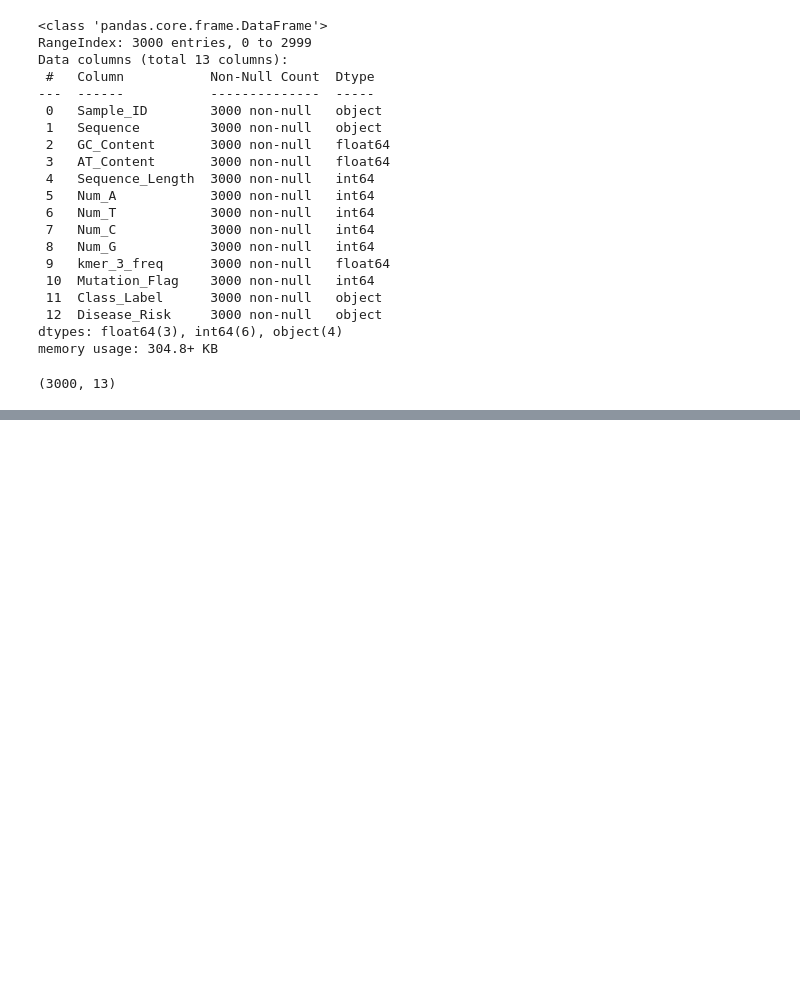
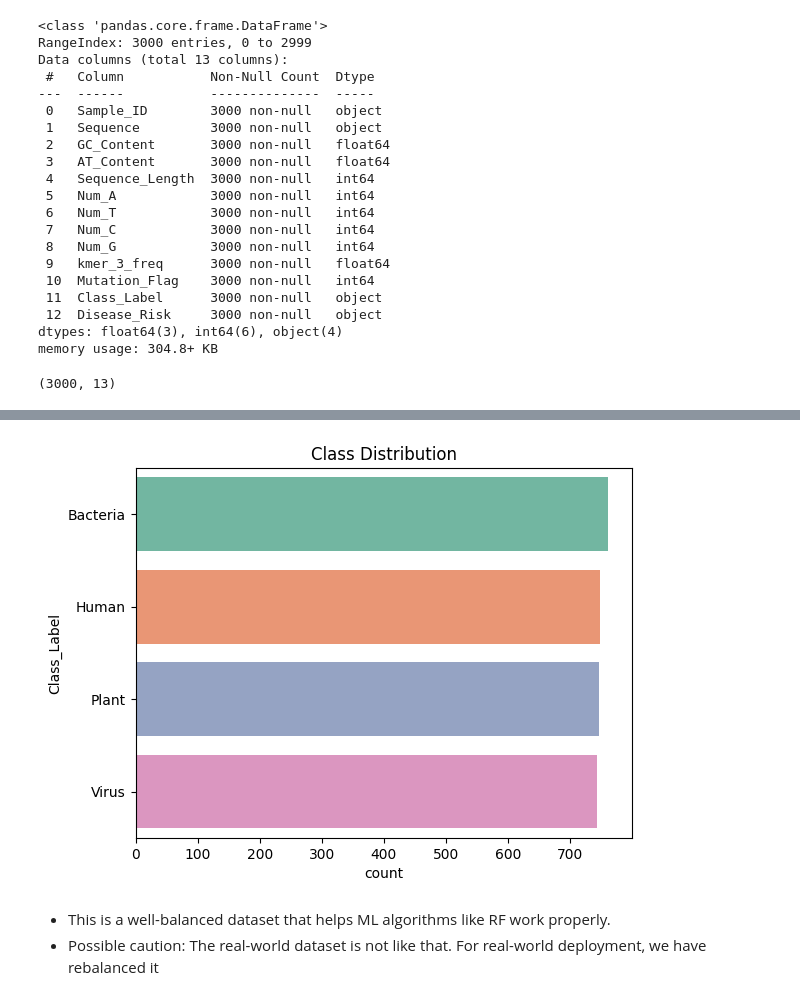
Before and after one commit to alabhastam/BioSeqClassifier, a Jupyter notebook: main.ipynb, the cells around one changed output, grey strips where cells are left out. Cells and saved outputs as stored; diff of their text form; code cells hidden in the pictures; blank space fills up the shorter version.

```diff
--- a/main.ipynb
+++ b/main.ipynb
@@ -101,0 +132,13 @@ df.head(10)
+# %%
+#Class_Label Distribution
+import seaborn as sns
+import matplotlib.pyplot as plt
+
+sns.countplot(y='Class_Label', data=df, order=df['Class_Label'].value_counts().index, palette='Set2')
+plt.title("Class Distribution")
+plt.show()
+# %% [output]
+[figure, added]
+# %% [markdown]
+* This is a well-balanced dataset that helps ML algorithms like RF work properly.
+* Possible caution: The real-world dataset is not like that. For real-world deployment, we have rebalanced it
```
Also changed, not shown: parts of 5 cells of this notebook.
